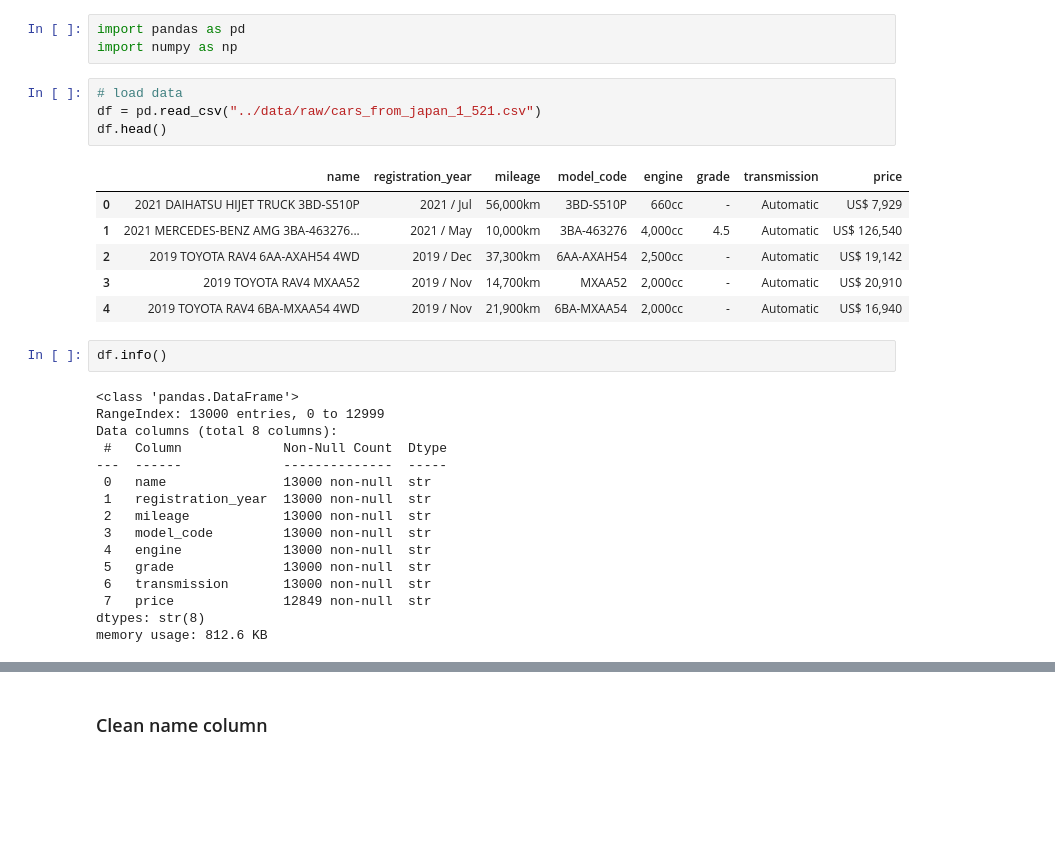
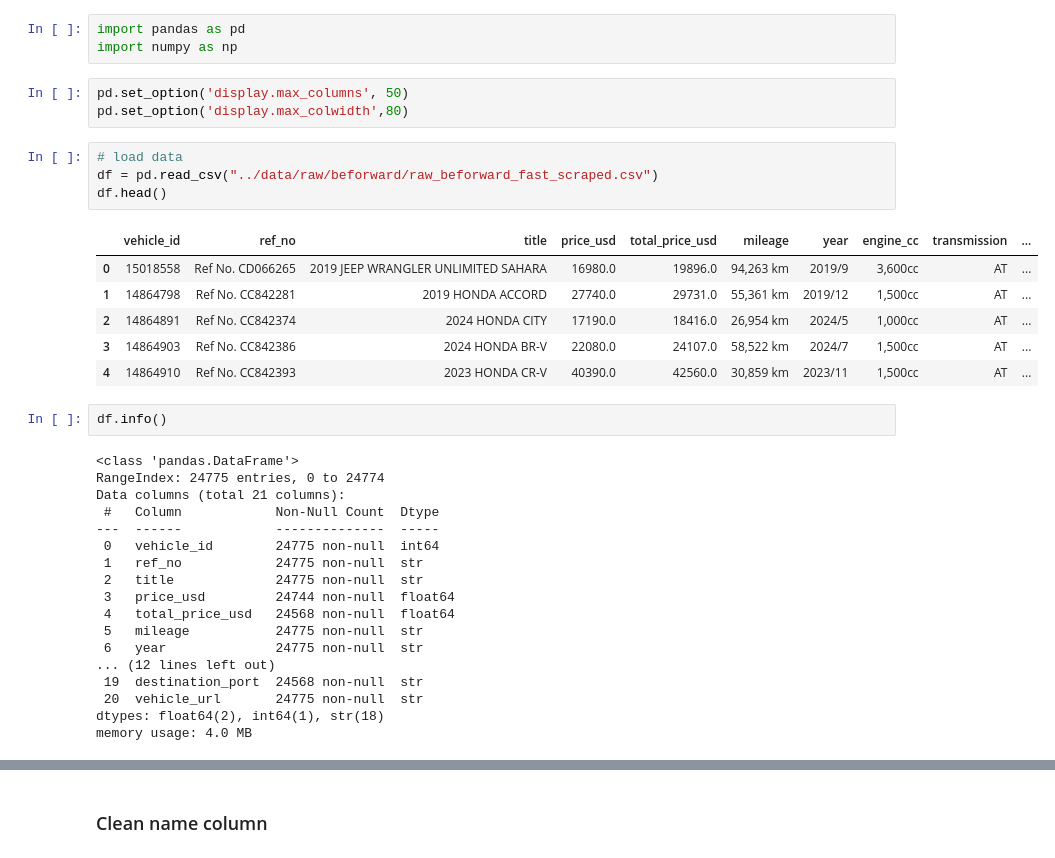
Before and after one commit to sirsona/japan-car-import, a Jupyter notebook: notebooks/01_cleaning.ipynb, the cells around one changed output, grey strips where cells are left out. Cells and saved outputs as stored; diff of their text form; blank space fills up the shorter version.

```diff
--- a/notebooks/01_cleaning.ipynb
+++ b/notebooks/01_cleaning.ipynb
@@ -3,32 +3,37 @@
 # %%
 import pandas as pd
 import numpy as np
+# %%
+pd.set_option('display.max_columns', 50)
+pd.set_option('display.max_colwidth',80)
 # %%
 # load data
-df = pd.read_csv("../data/raw/cars_from_japan_1_521.csv")
+df = pd.read_csv("../data/raw/beforward/raw_beforward_fast_scraped.csv")
 df.head()
 # %% [output]
-|  | name | registration_year | mileage | model_code | engine | grade | transmission | price |
-| 0 | 2021 DAIHATSU HIJET TRUCK 3BD-S510P | 2021 / Jul | 56,000km | 3BD-S510P | 660cc | - | Automatic | US$ 7,929 |
-| 1 | 2021 MERCEDES-BENZ AMG 3BA-463276... | 2021 / May | 10,000km | 3BA-463276 | 4,000cc | 4.5 | Automatic | US$ 126,540 |
-| 2 | 2019 TOYOTA RAV4 6AA-AXAH54 4WD | 2019 / Dec | 37,300km | 6AA-AXAH54 | 2,500cc | - | Automatic | US$ 19,142 |
-| 3 | 2019 TOYOTA RAV4 MXAA52 | 2019 / Nov | 14,700km | MXAA52 | 2,000cc | - | Automatic | US$ 20,910 |
-| 4 | 2019 TOYOTA RAV4 6BA-MXAA54 4WD | 2019 / Nov | 21,900km | 6BA-MXAA54 | 2,000cc | - | Automatic | US$ 16,940 |
+|  | vehicle_id | ref_no | title | price_usd | total_price_usd | mileage | year | engine_cc | transmission | ... |
+| 0 | 15018558 | Ref No. CD066265 | 2019 JEEP WRANGLER UNLIMITED SAHARA | 16980.0 | 19896.0 | 94,263 km | 2019/9 | 3,600cc | AT | ... |
+| 1 | 14864798 | Ref No. CC842281 | 2019 HONDA ACCORD | 27740.0 | 29731.0 | 55,361 km | 2019/12 | 1,500cc | AT | ... |
+| 2 | 14864891 | Ref No. CC842374 | 2024 HONDA CITY | 17190.0 | 18416.0 | 26,954 km | 2024/5 | 1,000cc | AT | ... |
+| 3 | 14864903 | Ref No. CC842386 | 2024 HONDA BR-V | 22080.0 | 24107.0 | 58,522 km | 2024/7 | 1,500cc | AT | ... |
+| 4 | 14864910 | Ref No. CC842393 | 2023 HONDA CR-V | 40390.0 | 42560.0 | 30,859 km | 2023/11 | 1,500cc | AT | ... |
 # %%
 df.info()
 # %% [output]
 <class 'pandas.DataFrame'>
-RangeIndex: 13000 entries, 0 to 12999
-Data columns (total 8 columns):
- #   Column             Non-Null Count  Dtype
----  ------             --------------  -----
- 0   name               13000 non-null  str
- 1   registration_year  13000 non-null  str
- 2   mileage            13000 non-null  str
- 3   model_code         13000 non-null  str
- 4   engine             13000 non-null  str
- 5   grade              13000 non-null  str
- 6   transmission       13000 non-null  str
- 7   price              12849 non-null  str
-dtypes: str(8)
-memory usage: 812.6 KB
+RangeIndex: 24775 entries, 0 to 24774
+Data columns (total 21 columns):
+ #   Column            Non-Null Count  Dtype
+---  ------            --------------  -----
+ 0   vehicle_id        24775 non-null  int64
+ 1   ref_no            24775 non-null  str
+ 2   title             24775 non-null  str
+ 3   price_usd         24744 non-null  float64
+ 4   total_price_usd   24568 non-null  float64
+ 5   mileage           24775 non-null  str
+ 6   year              24775 non-null  str
+... (12 lines left out)
+ 19  destination_port  24568 non-null  str
+ 20  vehicle_url       24775 non-null  str
+dtypes: float64(2), int64(1), str(18)
+memory usage: 4.0 MB
```
Also changed, not shown: parts of 84 cells of this notebook.
